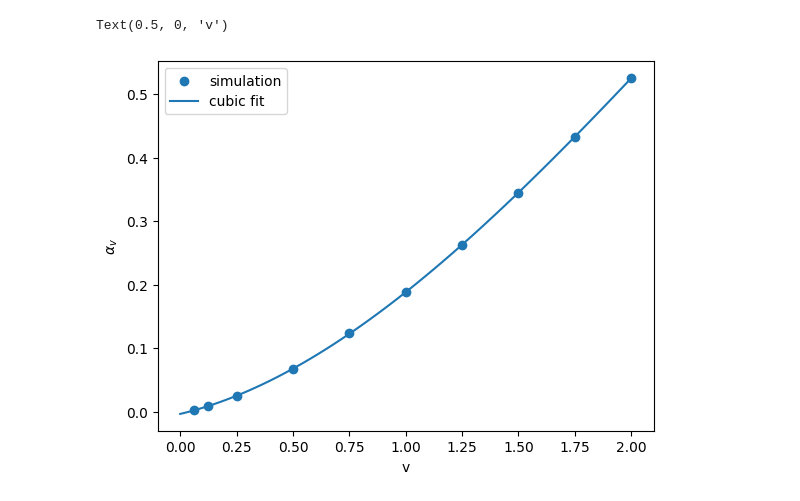
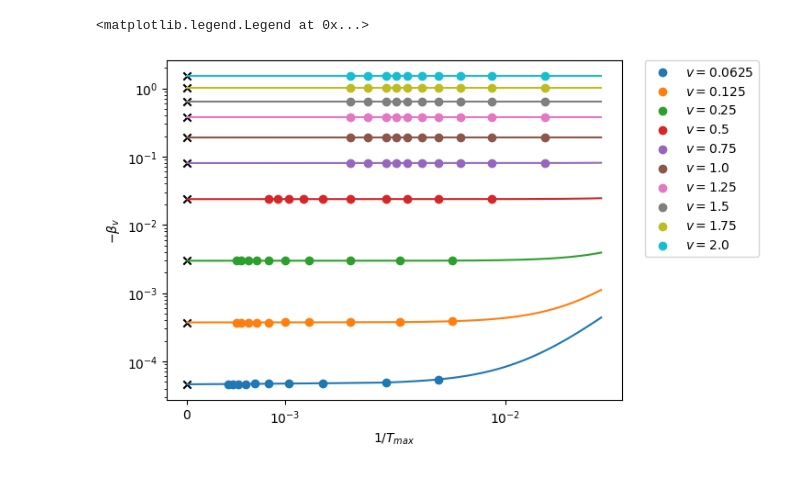
Before and after one commit to dszv/KdVB, a Jupyter notebook: extr.ipynb, the cells around one changed output. Cells and saved outputs as stored; diff of their text form; code cells hidden in the pictures.

```diff
--- a/extr.ipynb
+++ b/extr.ipynb
@@ -230,11 +0,0 @@ array([-0.01726008,  0.12433612,  0.08468651, -0.00373004])
-# %%
-Z = np.linspace(0.0, 2.0, num=100)
-
-pl.scatter(V, C, label='simulation')
-pl.plot(Z, ffit[0]*Z**3 + ffit[1]*Z**2 + ffit[2]*Z + ffit[3], label='cubic fit')
-pl.legend()
-pl.ylabel(r'$\alpha _v$')
-pl.xlabel('v')
-# %% [output]
-Text(0.5, 0, 'v')
-[figure, removed]
@@ -240,0 +16,40 @@ Text(0.5, 0, 'v')
+# %%
+# RICHARDSON EXTRAPOLATION
+fit_bv = [np.polyfit(INV_TIME[i], BETAV[i], 2, rcond=None, full=False, w=None, cov=False) for i in range(10)]
+bv = [fit_bv[i][-1] for i in range(10)]
+
+fit_ax = [np.polyfit(INV_TIME[i][3:], ALPHAX[i][3:], 2, rcond=None, full=False, w=None, cov=False) for i in range(10)]
+ax = [fit_ax[i][-1] for i in range(10)]
+
+fit_av = [np.polyfit(INV_TIME[i], ALPHAV[i], 2, rcond=None, full=False, w=None, cov=False) for i in range(10)]
+av = [fit_av[i][-1] for i in range(10)]
+# %%
+X = np.linspace(0.0, 0.035, num=1000)
+Y_bv = [fit_bv[i][0]*X**2 + fit_bv[i][1]*X + fit_bv[i][2] for i in range(10)]
+Y_ax = [fit_ax[i][0]*X**2 + fit_ax[i][1]*X + fit_ax[i][2] for i in range(10)]
+Y_av = [fit_av[i][0]*X**2 + fit_av[i][1]*X + fit_av[i][2] for i in range(10)]
+# %%
+for i in range(10):
+    pl.plot(X, Y_bv[i])# , label='quadratic fit')
+    pl.scatter([0.0], [bv[i]], marker='x', color='black') #, label='extrapolation')
+
+pl.scatter(INV_TIME[0], BETAV[0], label=r'$v = 0.0625$')
+pl.scatter(INV_TIME[1], BETAV[1], label=r'$v = 0.125$')
+pl.scatter(INV_TIME[2], BETAV[2], label=r'$v = 0.25$')
+pl.scatter(INV_TIME[3], BETAV[3], label=r'$v = 0.5$')
+pl.scatter(INV_TIME[4], BETAV[4], label=r'$v = 0.75$')
+pl.scatter(INV_TIME[5], BETAV[5], label=r'$v = 1.0$')
+pl.scatter(INV_TIME[6], BETAV[6], label=r'$v = 1.25$')
+pl.scatter(INV_TIME[7], BETAV[7], label=r'$v = 1.5$')
+pl.scatter(INV_TIME[8], BETAV[8], label=r'$v = 1.75$')
+pl.scatter(INV_TIME[9], BETAV[9], label=r'$v = 2.0$')
+
+pl.xlabel(r'$1/T_{max}$')
+pl.xscale('symlog', linthresh=0.002)
+pl.ylabel(r'$-\beta _v$')
+pl.yscale('log')
+
+pl.legend(bbox_to_anchor=(1.05, 1), loc='upper left', borderaxespad=0)
+# %% [output]
+<matplotlib.legend.Legend at 0x...>
+[figure, added]
```
Also changed, not shown: parts of 31 cells of this notebook, 5 other files.
